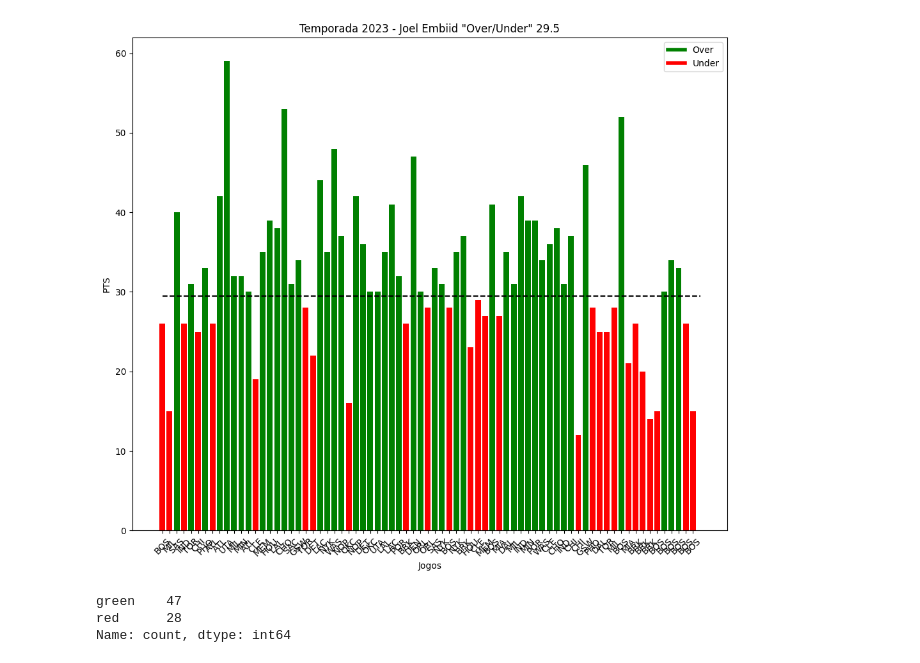
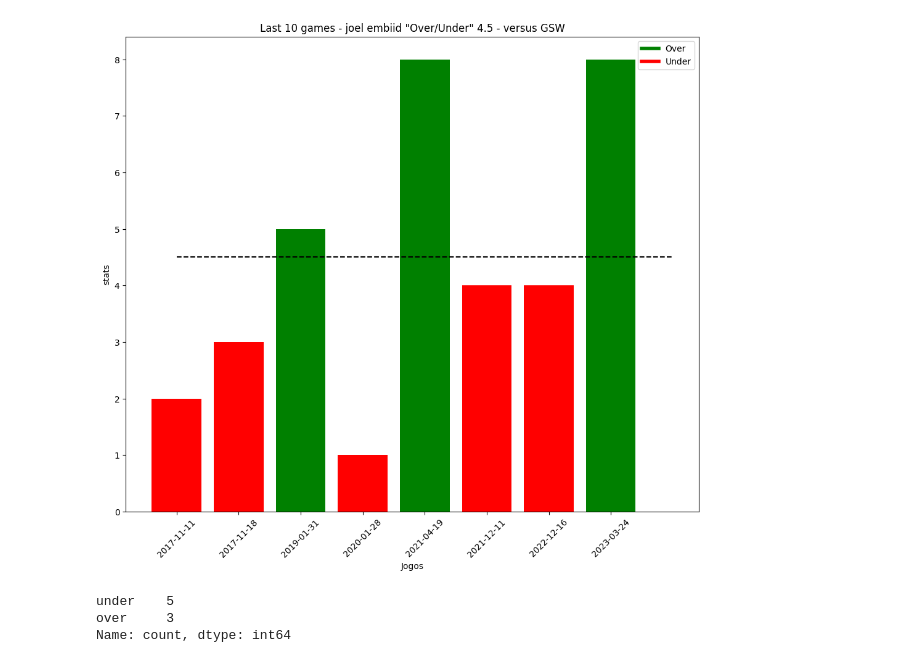
Before and after one commit to on-ferreira/NBAPlayers-Prediction-Stats, a Jupyter notebook: Python/Website.ipynb, the cells around one changed output. Saved outputs shown, nothing was run; the diff lists cells and outputs as text; code cells hidden in the pictures.

Commit message:
Creating chart views

```diff
--- a/Python/Website.ipynb
+++ b/Python/Website.ipynb
@@ -26,24 +22 @@ colors = pd.Series(['green' if pts > line else 'red' for pts in joel_embiid_2023
-# %%
-plt.figure(figsize=(12, 10))
-
-plt.bar(range(len(joel_embiid_2023)), joel_embiid_2023['PTS'], color=colors)
-plt.xticks(range(len(joel_embiid_2023)), joel_embiid_2023['opp'], rotation=45)
-plt.plot([0, len(joel_embiid_2023)], [line, line], linestyle='--', color='black', label='29.5')
-plt.xlabel('Jogos')
-plt.ylabel('PTS')
-plt.title('Temporada 2023 - Joel Embiid "Over/Under" 29.5')
-
-legend_elements = [Line2D([0], [0], color='green', lw=4, label='Over'),
-                   Line2D([0], [0], color='red', lw=4, label='Under')]
-plt.legend(handles=legend_elements)
-
-plt.show()
-# %% [output]
-[figure, removed]
-# %%
-colors.value_counts()
-# %% [output]
-green    47
-red      28
-Name: count, dtype: int64
 # %%
@@ -51,6 +24,40 @@ from flask import Flask, render_template, make_response
 import io
 from matplotlib.backends.backend_agg import FigureCanvasAgg as FigureCanvas
 from matplotlib.figure import Figure
+# %%
+player_name = "joel embiid"
+line = 4.5
+N_games = 10
+opp = "GSW"
+stats = "AST"
+
+player_df_v_opp = df[(df['Name'] == player_name) & (df['opp'] == opp)].tail(N_games)
+colors = pd.Series(['green' if pts > line else 'red' for pts in player_df_v_opp[stats]])
+
+
+plt.figure(figsize=(12, 10))
+
+plt.bar(range(len(player_df_v_opp)), player_df_L10[stats], color=colors)
+plt.xticks(range(len(player_df_v_opp)), player_df_L10['date'], rotation=45)
+plt.plot([0, len(player_df_v_opp)], [line, line], linestyle='--', color='black', label='29.5')
+plt.xlabel('Jogos')
+plt.ylabel(f'stats')
+plt.title(f'Last {N_games} games - {player_name} "Over/Under" {line} - versus {opp}')
+
+legend_elements = [Line2D([0], [0], color='green', lw=4, label='Over'),
+                   Line2D([0], [0], color='red', lw=4, label='Under')]
+plt.legend(handles=legend_elements)
+plt.show()
+# %% [output]
+[figure, added]
+# %%
+o_u = colors.replace('red', 'under')
+o_u = o_u.replace('green', 'over')
+print(str(o_u.value_counts()))
+# %% [output]
+under    5
+over     3
+Name: count, dtype: int64
 # %%
 app = Flask(__name__)
 
```
Also changed, not shown: parts of 4 cells of this notebook, 4 other files.
